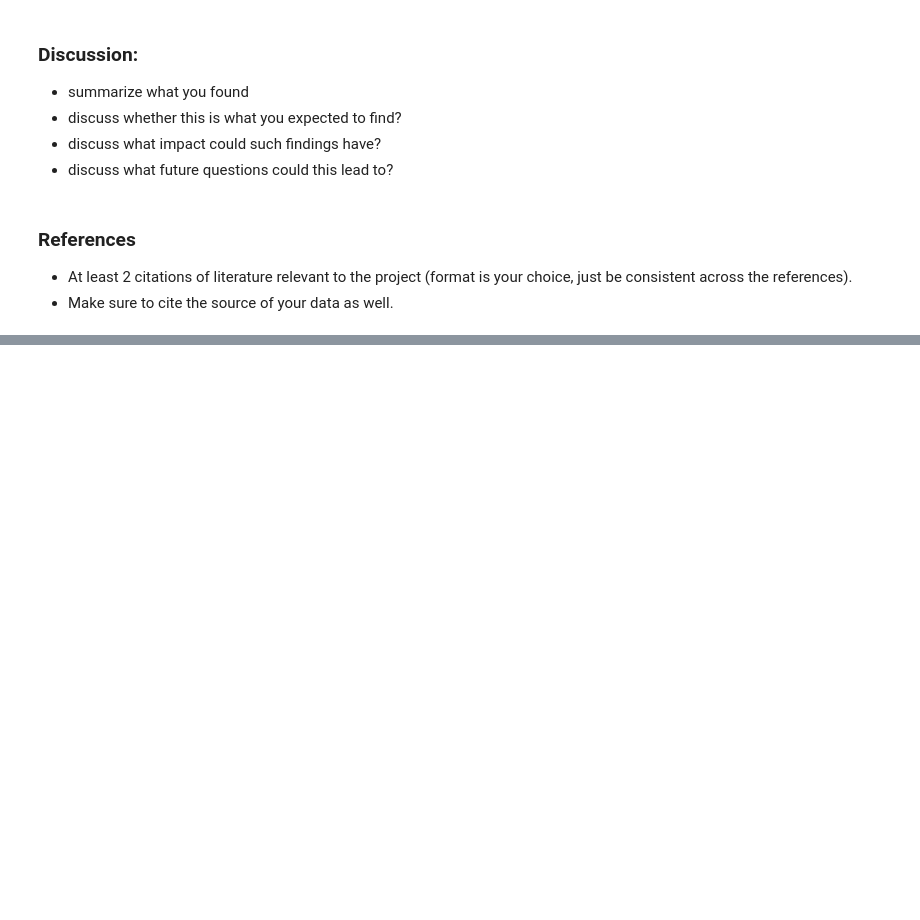
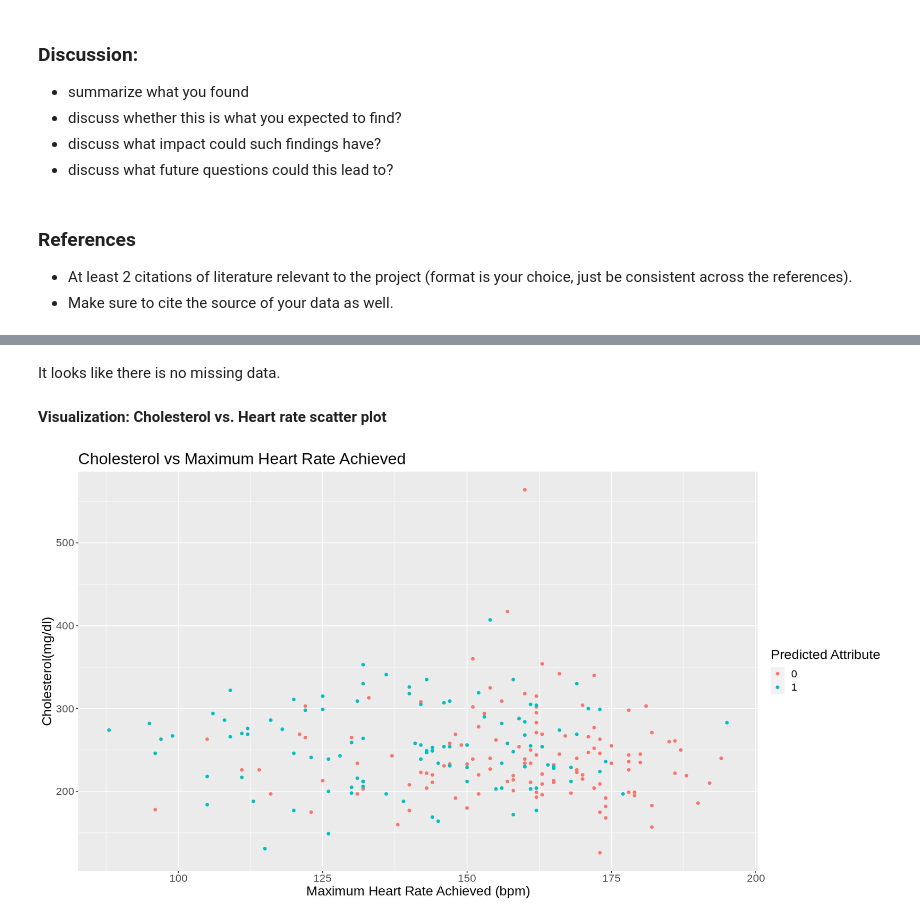
Before and after one commit to ggzggzggzggz/dsci-100-2022w1-group-083, a Jupyter notebook: group_project_report.ipynb, the cells around one changed output, grey strips where cells are left out. Drawn from its saved outputs; the diff is of its cells as text; code cells hidden in the pictures; blank space fills up the shorter version.

```diff
--- a/group_project_report.ipynb
+++ b/group_project_report.ipynb
@@ -32,0 +38,7 @@ Group: 83
+# %%
+download.file(url = "https://archive.ics.uci.edu/ml/machine-learning-databases/heart-disease/processed.cleveland.data",
+              destfile = "data/processed.cleveland.data")
+heart_data <- read_csv(file = "data/processed.cleveland.data",
+                 col_names = c("age","sex","cp","trestbps","chol","fbs","restecg","thalach",
+                               "exang","oldpeak","slope","ca","thal","num_the_predicted_attribute"))
+head(heart_data)
@@ -32,0 +65,8 @@ Group: 83
+# %%
+heart_data1 <- filter(heart_data, num_the_predicted_attribute <=1)
+heart_data2 <- filter(heart_data, num_the_predicted_attribute > 1)
+heart_data2 <- mutate(heart_data2, num_the_predicted_attribute = 1)
+heart_data <- merge(heart_data1, heart_data2, all = T)
+#changing num_the_predicted_attribute to be a factor
+heart_data <- mutate(heart_data, num_the_predicted_attribute = as_factor(num_the_predicted_attribute))
+head(heart_data)
@@ -32,0 +83,4 @@ Group: 83
+# %%
+#Selecting only the columns we need
+heart_data <- select(heart_data, age, trestbps, chol, thalach, num_the_predicted_attribute)
+head(heart_data)
@@ -32,0 +99,5 @@ Group: 83
+# %%
+#We are using 75% of the data as training data.
+heart_data_split <- initial_split(heart_data, prop = 0.75, strata = num_the_predicted_attribute)
+heart_data_train <- training(heart_data_split)
+heart_data_test <- testing(heart_data_split)
@@ -32,0 +131,17 @@ Group: 83
+# %% [markdown]
+It looks like there is no missing data.
+# %% [markdown]
+**Visualization: Cholesterol vs. Heart rate scatter plot**
+# %%
+options(repr.plot.width = 15, repr.plot.height = 8)
+
+chol_v_hr_plot <- heart_data_train |>
+ggplot(aes(x = thalach, y = chol, colour = num_the_predicted_attribute)) +
+geom_point() +
+labs(x = "Maximum Heart Rate Achieved (bpm)", y = "Cholesterol(mg/dl)", colour = "Predicted Attribute") +
+ggtitle("Cholesterol vs Maximum Heart Rate Achieved") +
+theme(text=element_text(size=17))
+
+chol_v_hr_plot
+# %% [output]
+[figure, added]
```
Also changed, not shown: parts of 17 cells of this notebook.
